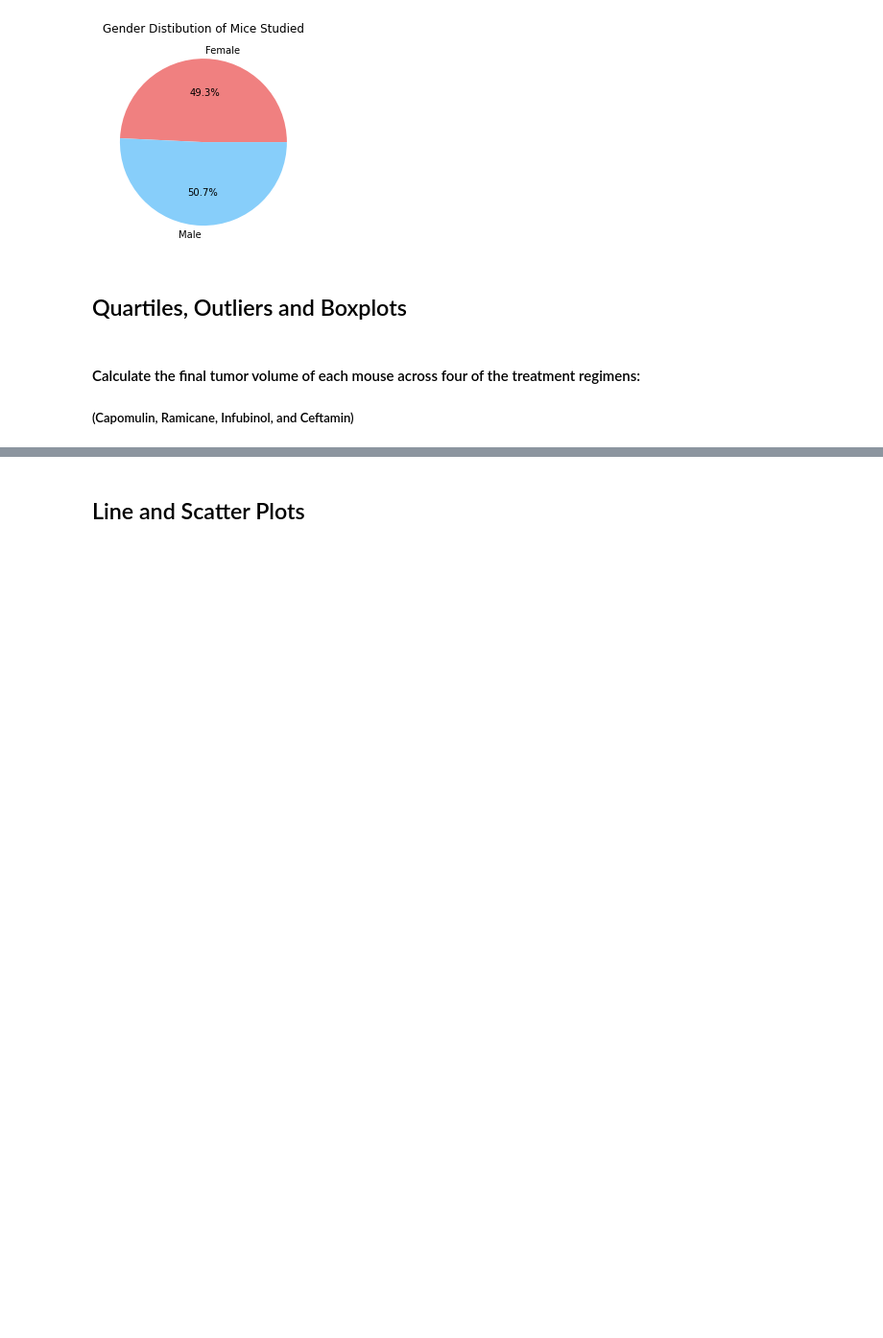
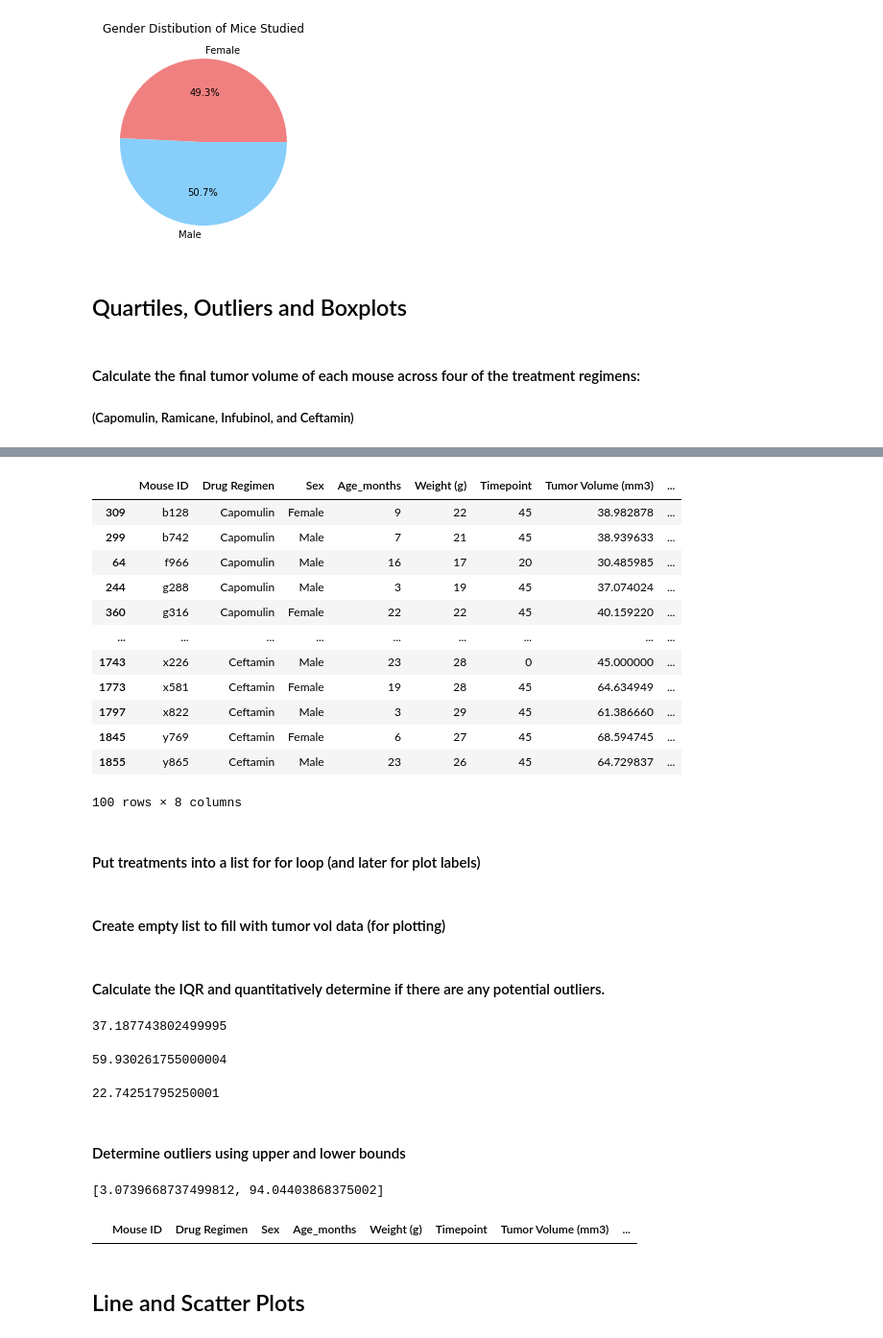
Before and after one commit to Slyssy/matplotlib-challenge, a Jupyter notebook: The_Power_of_Plots/Pymaceuticals/pymaceuticals.ipynb, the cells around one changed output, grey strips where cells are left out. Shown at 96% size. Cells and saved outputs as stored; diff of their text form; code cells hidden in the pictures; blank space fills up the shorter version.

```diff
--- a/The_Power_of_Plots/Pymaceuticals/pymaceuticals.ipynb
+++ b/The_Power_of_Plots/Pymaceuticals/pymaceuticals.ipynb
@@ -267,0 +230,3 @@ final_tumor
+# %%
+max_timepoint_df = df.loc[df.groupby("Mouse ID")["Timepoint"].idxmax()]
+max_timepoint_df.head()
@@ -267,0 +240,25 @@ final_tumor
+# %%
+capomulin_df = max_timepoint_df.loc[max_timepoint_df["Drug Regimen"] == "Capomulin"]
+ramicane_df = max_timepoint_df.loc[max_timepoint_df["Drug Regimen"] == "Ramicane"]
+infubinol_df = max_timepoint_df.loc[max_timepoint_df["Drug Regimen"] == "Infubinol"]
+ceftamin_df = max_timepoint_df.loc[max_timepoint_df["Drug Regimen"] == "Ceftamin"]
+# %%
+frames = [capomulin_df, ramicane_df, infubinol_df, ceftamin_df]
+final_tumor_caraince_df = pd.concat(frames)
+final_tumor_caraince_df.head(100)
+# %% [output]
+|  | Mouse ID | Drug Regimen | Sex | Age_months | Weight (g) | Timepoint | Tumor Volume (mm3) | ... |
+| 309 | b128 | Capomulin | Female | 9 | 22 | 45 | 38.982878 | ... |
+| 299 | b742 | Capomulin | Male | 7 | 21 | 45 | 38.939633 | ... |
+| 64 | f966 | Capomulin | Male | 16 | 17 | 20 | 30.485985 | ... |
+| 244 | g288 | Capomulin | Male | 3 | 19 | 45 | 37.074024 | ... |
+| 360 | g316 | Capomulin | Female | 22 | 22 | 45 | 40.159220 | ... |
+| ... | ... | ... | ... | ... | ... | ... | ... | ... |
+| 1743 | x226 | Ceftamin | Male | 23 | 28 | 0 | 45.000000 | ... |
+| 1773 | x581 | Ceftamin | Female | 19 | 28 | 45 | 64.634949 | ... |
+| 1797 | x822 | Ceftamin | Male | 3 | 29 | 45 | 61.386660 | ... |
+| 1845 | y769 | Ceftamin | Female | 6 | 27 | 45 | 68.594745 | ... |
+| 1855 | y865 | Ceftamin | Male | 23 | 26 | 45 | 64.729837 | ... |
+100 rows × 8 columns
+# %% [markdown]
+#### Put treatments into a list for for loop (and later for plot labels)
@@ -267,0 +269,2 @@ final_tumor
+# %% [markdown]
+#### Create empty list to fill with tumor vol data (for plotting)
@@ -267,0 +273,17 @@ final_tumor
+# %% [markdown]
+#### Calculate the IQR and quantitatively determine if there are any potential outliers.
+# %%
+q1 = final_tumor_caraince_df["Tumor Volume (mm3)"].quantile(0.25)
+q1
+# %% [output]
+37.187743802499995
+# %%
+q3 = final_tumor_caraince_df["Tumor Volume (mm3)"].quantile(0.75)
+q3
+# %% [output]
+59.930261755000004
+# %%
+iqr = q3 - q1
+iqr
+# %% [output]
+22.74251795250001
@@ -267,0 +292,16 @@ final_tumor
+# %% [markdown]
+#### Determine outliers using upper and lower bounds
+# %%
+lower_range = q1 - (1.5 * iqr)
+upper_range = q3 + (1.5 * iqr)
+[lower_range, upper_range]
+# %% [output]
+[3.0739668737499812, 94.04403868375002]
+# %%
+outliers = final_tumor_caraince_df[
+    (final_tumor_caraince_df["Tumor Volume (mm3)"] < lower_range)
+    | (final_tumor_caraince_df["Tumor Volume (mm3)"] > upper_range)
+]
+outliers
+# %% [output]
+|  | Mouse ID | Drug Regimen | Sex | Age_months | Weight (g) | Timepoint | Tumor Volume (mm3) | ... |
```
Also changed, not shown: parts of 11 cells of this notebook.
